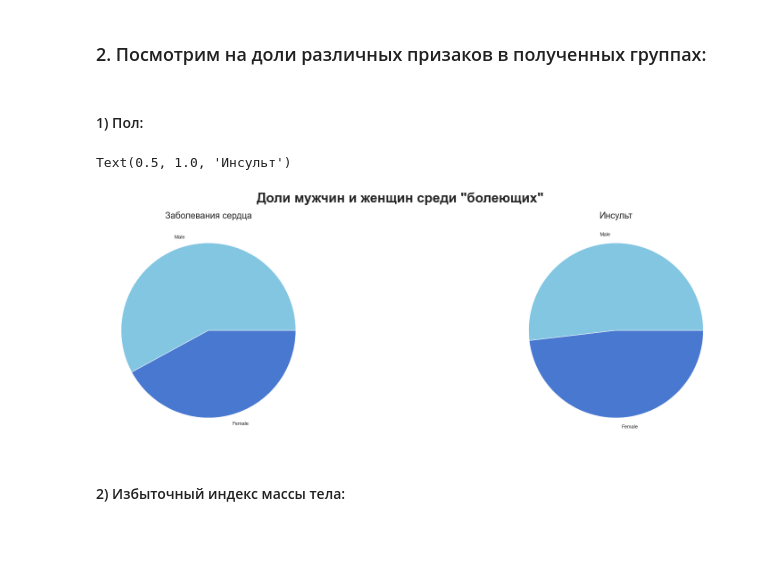
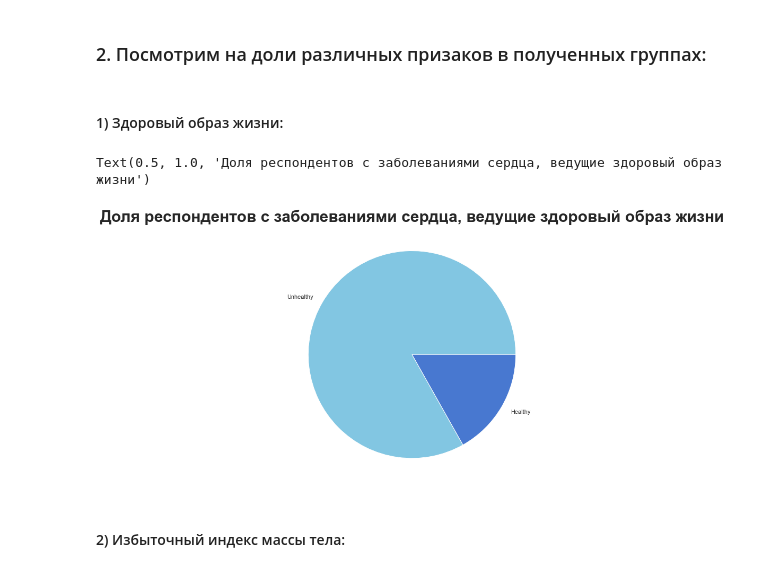
Before and after one commit to KhalifaevaLeyla/ProjectPython, a Jupyter notebook: ProjectPython.stroke_heart.ipynb, the cells around one changed output. Drawn from its saved outputs; the diff is of its cells as text; code cells hidden in the pictures; blank space fills up the shorter version.

```diff
--- a/ProjectPython.stroke_heart.ipynb
+++ b/ProjectPython.stroke_heart.ipynb
@@ -447,22 +447,18 @@ sick_stroke = data_stroke[data_stroke['stroke'] == 1]
 sick_heart = data_heart[data_heart['HeartDiseaseorAttack'] == 1]
 # %% [markdown]
 ### 2. Посмотрим на доли различных призаков в полученных группах:
-# %% [markdown]
-#### 1) Пол:
-# %%
-plt.figure(figsize=[30, 9])
-plt.suptitle('Доли мужчин и женщин среди "болеющих"', fontsize=30, fontweight='bold')
-
-plt.subplot(1, 2, 1)
-plt.pie(sick_heart['Sex'].value_counts().values, colors=['c', 'b'], labels=['Male', 'Female'])
-plt.title('Заболевания сердца', fontsize=20)
-
-plt.subplot(1, 2, 2)
-plt.pie(sick_stroke['gender_Male'].value_counts().values, colors=['c', 'b'], labels=['Male', 'Female'])
-plt.title('Инсульт', fontsize=20)
-# %% [output]
-Text(0.5, 1.0, 'Инсульт')
-[figure, removed]
+# %% [markdown]
+#### 1) Здоровый образ жизни:
+# %%
+plt.figure(figsize=[30, 9])
+
+plt.pie(sick_heart['healthy_lifestyle'].value_counts().values,
+        colors=['c', 'b'],
+        labels=['Unhealthy', 'Healthy'])
+plt.title('Доля респондентов с заболеваниями сердца, ведущие здоровый образ жизни', fontsize=30, fontweight='bold')
+# %% [output]
+Text(0.5, 1.0, 'Доля респондентов с заболеваниями сердца, ведущие здоровый образ жизни')
+[figure, added]
 # %% [markdown]
 #### 2) Избыточный индекс массы тела:
 # %%
```
Also changed, not shown: parts of 35 cells of this notebook.
